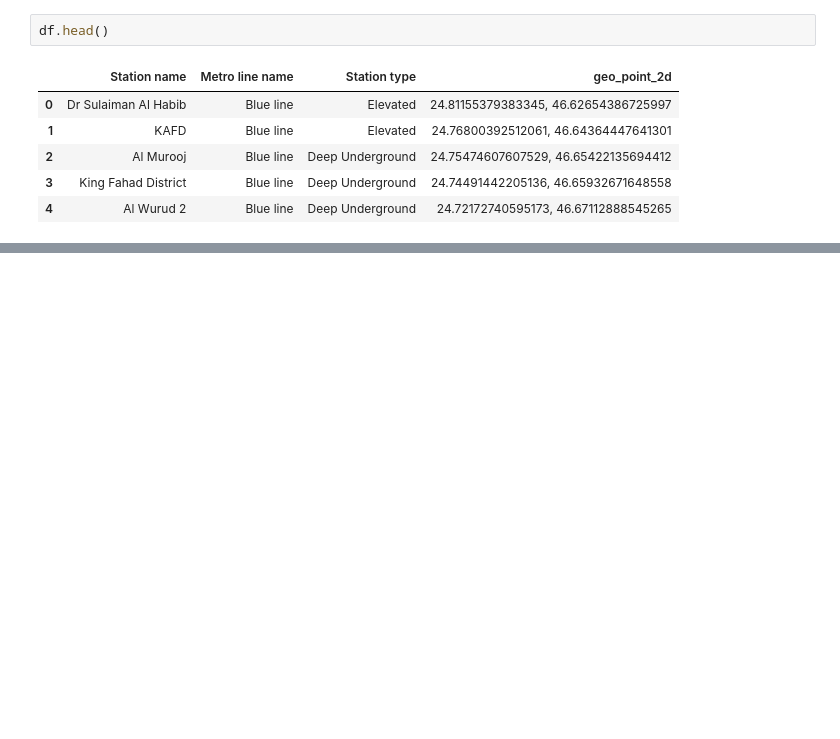
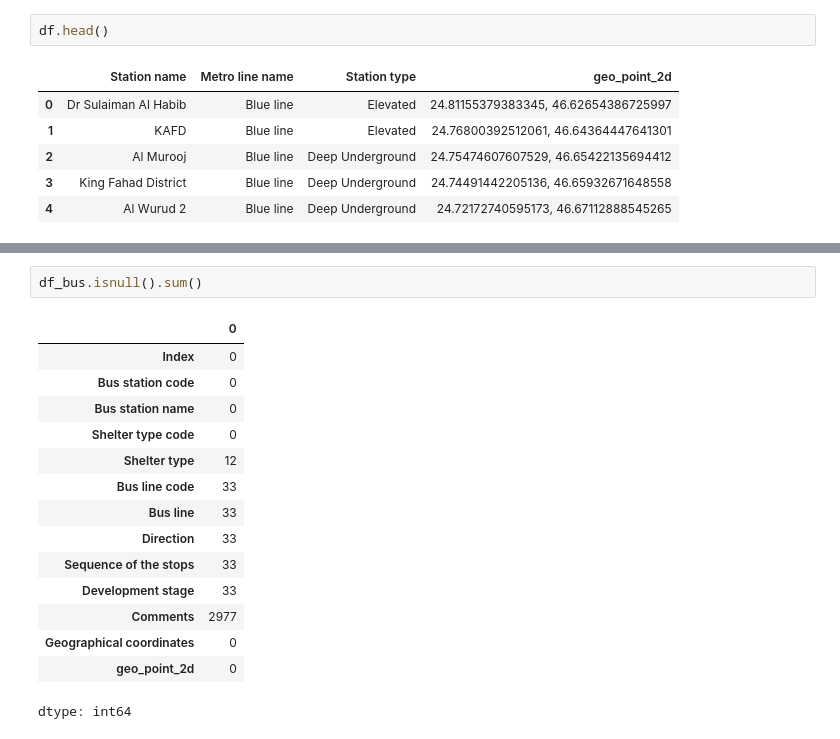
Before and after one commit to AbdulrahmanB-25/Machine_Learning_Competition, a Jupyter notebook: MetroStationDataset.ipynb, the cells around one changed output, grey strips where cells are left out. Saved outputs shown, nothing was run; the diff lists cells and outputs as text; blank space fills up the shorter version.

```diff
--- a/MetroStationDataset.ipynb
+++ b/MetroStationDataset.ipynb
@@ -83,0 +119,18 @@ df.head()
+# %%
+df_bus.isnull().sum()
+# %% [output]
+|  | 0 |
+| Index | 0 |
+| Bus station code | 0 |
+| Bus station name | 0 |
+| Shelter type code | 0 |
+| Shelter type | 12 |
+| Bus line code | 33 |
+| Bus line | 33 |
+| Direction | 33 |
+| Sequence of the stops | 33 |
+| Development stage | 33 |
+| Comments | 2977 |
+| Geographical coordinates | 0 |
+| geo_point_2d | 0 |
+dtype: int64
```
Also changed, not shown: parts of 9 cells of this notebook.
